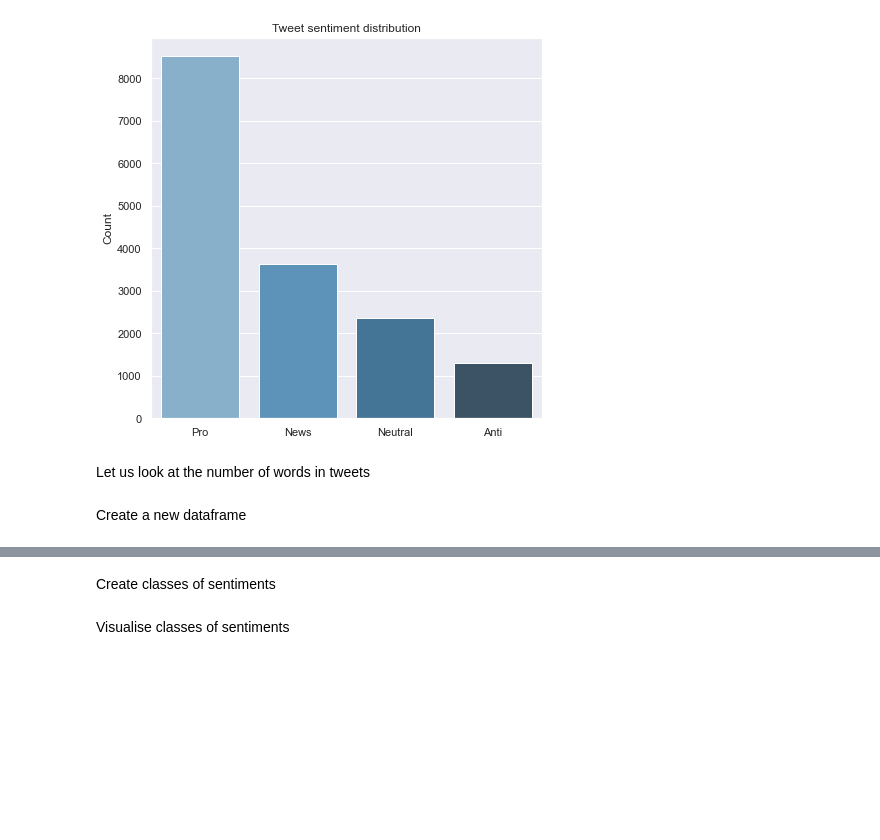
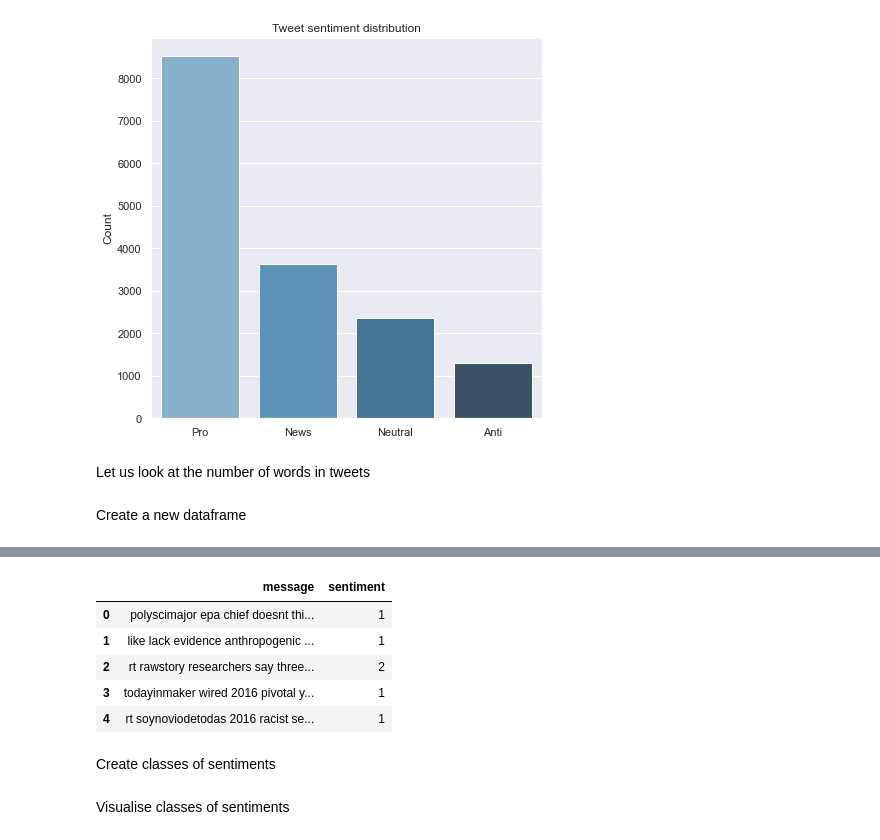
Before and after one commit to TomK24/classification-predict-Team-1, a Jupyter notebook: classification/Draft notebook combined.ipynb, the cells around one changed output, grey strips where cells are left out. Saved outputs shown, nothing was run; the diff lists cells and outputs as text; code cells hidden in the pictures; blank space fills up the shorter version.

```diff
--- a/classification/Draft notebook combined.ipynb
+++ b/classification/Draft notebook combined.ipynb
@@ -296,3 +308,12 @@ tweet_df = df[['message','sentiment']]
+# %%
+tweet_df.head()
+# %% [output]
+|  | message | sentiment |
+| 0 | polyscimajor epa chief doesnt thi... | 1 |
+| 1 | like lack evidence anthropogenic ... | 1 |
+| 2 | rt rawstory researchers say three... | 2 |
+| 3 | todayinmaker wired 2016 pivotal y... | 1 |
+| 4 | rt soynoviodetodas 2016 racist se... | 1 |
 # %% [markdown]
 Create classes of sentiments
 # %%
```
Also changed, not shown: parts of 13 cells of this notebook.
